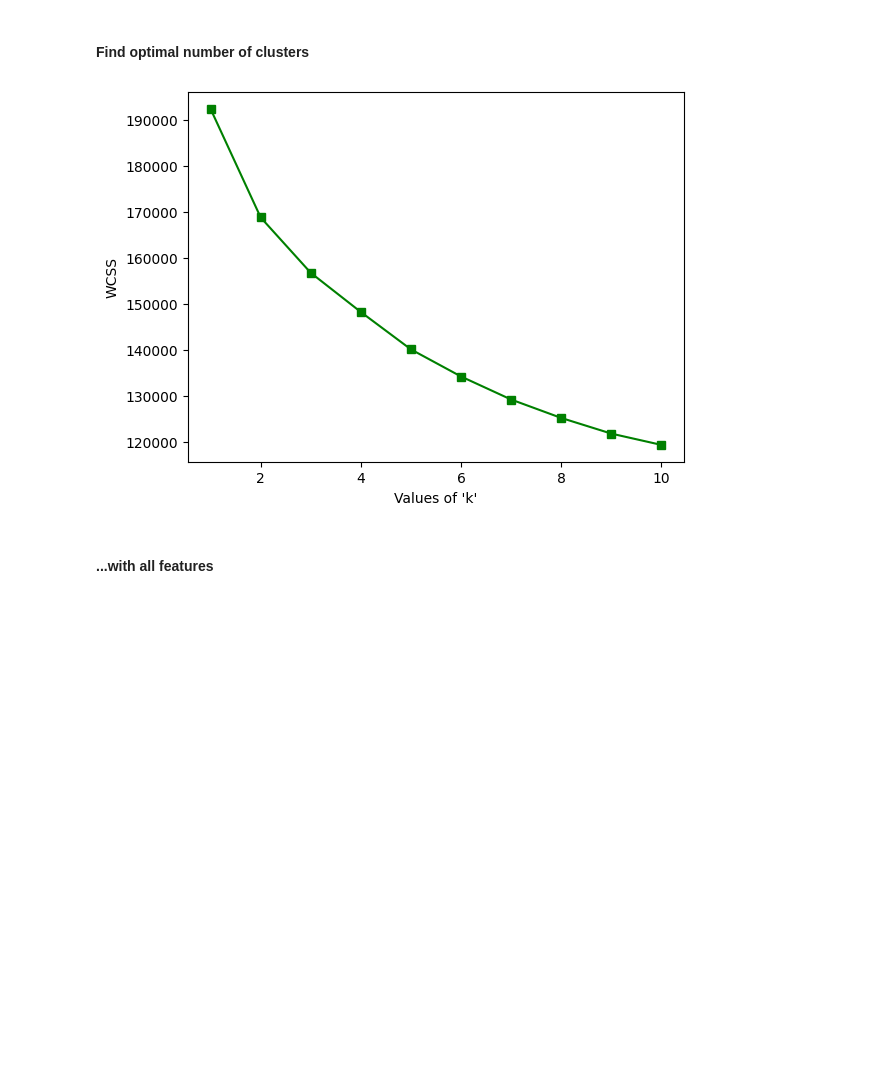
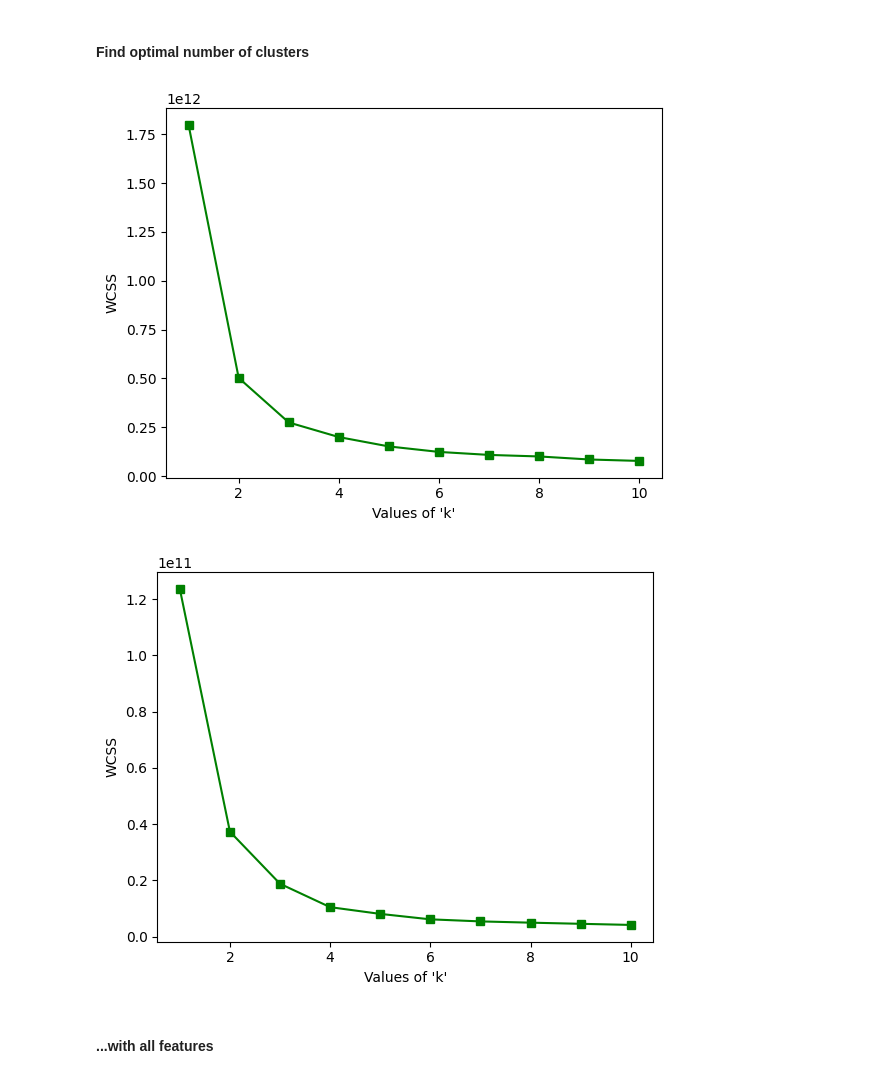
Before and after one commit to vitaly-shalem/ChurnPrediction, a Jupyter notebook: notebooks/12.clustering_take_2.ipynb, the cells around one changed output. Drawn from its saved outputs; the diff is of its cells as text; code cells hidden in the pictures; blank space fills up the shorter version.

```diff
--- a/notebooks/12.clustering_take_2.ipynb
+++ b/notebooks/12.clustering_take_2.ipynb
@@ -70,9 +70,9 @@ display(df_data_reduced.shape)
 # %% [markdown]
 #### Find optimal number of clusters
 # %%
-plot_elbow(df_data, False, True)
-#plot_elbow(df_data, True, False)
-#plot_elbow(df_data, False, False)
+plot_elbow(df_data, False, False)
+plot_elbow(df_data_reduced, False, False)
 # %% [output]
-[figure, old version]
+[figure, new version]
+[figure, added]
 # %%
```
Also changed, not shown: parts of 13 cells of this notebook, 1 other file.
